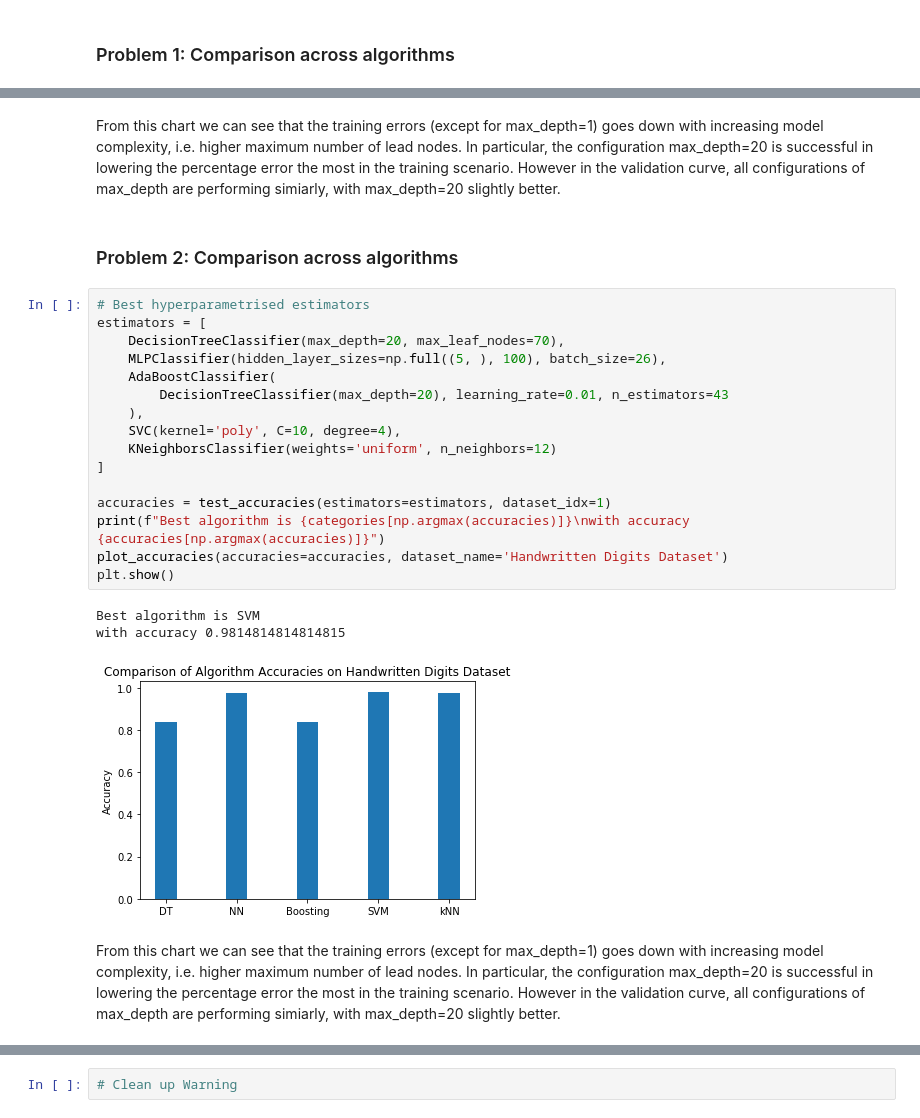
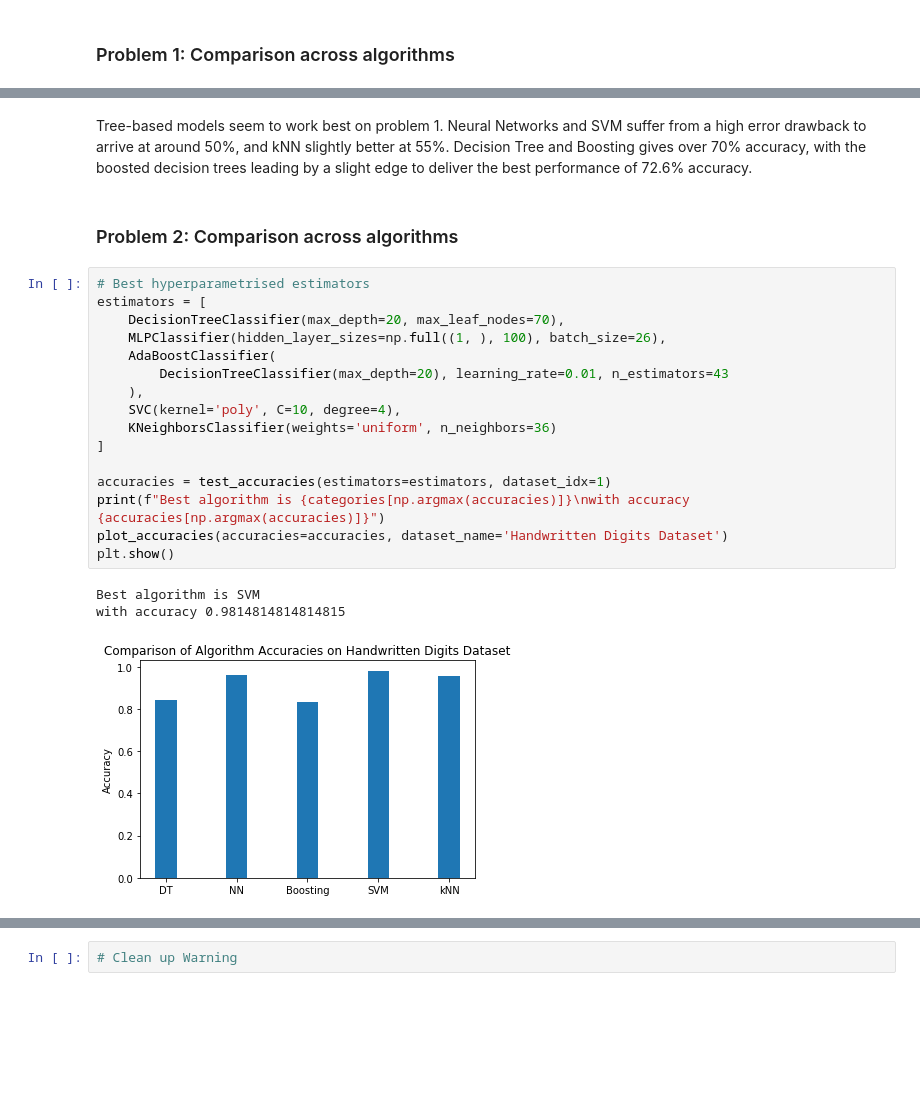
Before and after one commit to bryanchun/CS4641, a Jupyter notebook: assignment1.ipynb, the cells around one changed output, grey strips where cells are left out. Cells and saved outputs as stored; diff of their text form; blank space fills up the shorter version.

```diff
--- a/assignment1.ipynb
+++ b/assignment1.ipynb
@@ -721,27 +862,25 @@ with accuracy 0.735973597359736
 [figure]
-# %% [markdown]
-From this chart we can see that the training errors (except for max_depth=1) goes down with increasing model complexity, i.e. higher maximum number of lead nodes. In particular, the configuration max_depth=20 is successful in lowering the percentage error the most in the training scenario. However in the validation curve, all configurations of max_depth are performing simiarly, with max_depth=20 slightly better.
+# %% [markdown]
+Tree-based models seem to work best on problem 1. Neural Networks and SVM suffer from a high error drawback to arrive at around 50%, and kNN slightly better at 55%. Decision Tree and Boosting gives over 70% accuracy, with the boosted decision trees leading by a slight edge to deliver the best performance of 72.6% accuracy.
 # %% [markdown]
 ### Problem 2: Comparison across algorithms
 # %%
 # Best hyperparametrised estimators
 estimators = [
     DecisionTreeClassifier(max_depth=20, max_leaf_nodes=70),
-    MLPClassifier(hidden_layer_sizes=np.full((5, ), 100), batch_size=26),
+    MLPClassifier(hidden_layer_sizes=np.full((1, ), 100), batch_size=26),
     AdaBoostClassifier(
         DecisionTreeClassifier(max_depth=20), learning_rate=0.01, n_estimators=43
     ),
     SVC(kernel='poly', C=10, degree=4),
-    KNeighborsClassifier(weights='uniform', n_neighbors=12)
+    KNeighborsClassifier(weights='uniform', n_neighbors=36)
 ]
 
 accuracies = test_accuracies(estimators=estimators, dataset_idx=1)
 print(f"Best algorithm is {categories[np.argmax(accuracies)]}\nwith accuracy {accuracies[np.argmax(accuracies)]}")
 plot_accuracies(accuracies=accuracies, dataset_name='Handwritten Digits Dataset')
 plt.show()
 # %% [output]
 Best algorithm is SVM
 with accuracy 0.9814814814814815
-[figure, old version]
+[figure, new version]
-# %% [markdown]
-From this chart we can see that the training errors (except for max_depth=1) goes down with increasing model complexity, i.e. higher maximum number of lead nodes. In particular, the configuration max_depth=20 is successful in lowering the percentage error the most in the training scenario. However in the validation curve, all configurations of max_depth are performing simiarly, with max_depth=20 slightly better.
```
Also changed, not shown: parts of 73 cells of this notebook.
